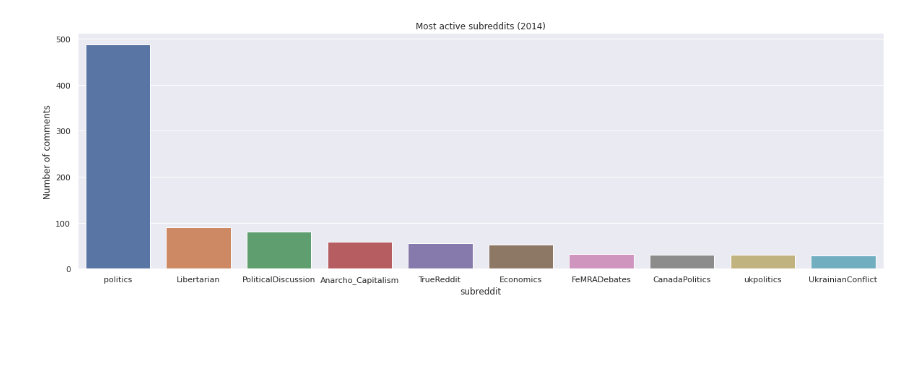
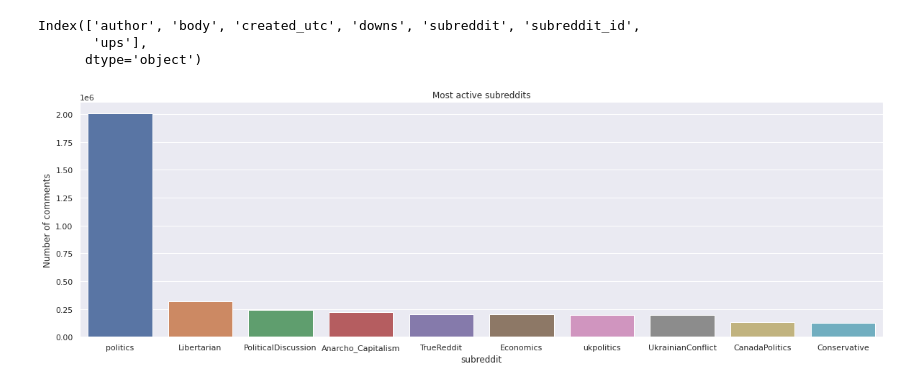
Before and after one commit to xavoliva/anlp_project, a Jupyter notebook: preprocessing.ipynb, the cells around one changed output. Drawn from its saved outputs; the diff is of its cells as text; code cells hidden in the pictures; blank space fills up the shorter version.

Commit message:
change to dask and plot daily comments

```diff
--- a/preprocessing.ipynb
+++ b/preprocessing.ipynb
@@ -13,4 +10,4 @@ from calculate_polarization import get_user_token_counts
 # %%
-reddit_2014 = load_data(DATA_PATH, year=2014, tokenize=True, frac=0.001)
+reddit_2014 = load_data(DATA_PATH, year=2014, tokenize=False)
 # %% [output]
 Loading data...
@@ -43,13 +26,10 @@ display(df)
-# %%
-sub_counts_2014 = df.groupby(by=["subreddit"]).agg(count_col=pd.NamedAgg(column="created_utc", aggfunc="count"))
-top_reddits = sub_counts_2014.nlargest(n=10, columns="count_col")
-
-sns.set(font_scale=2)
-sns.set(rc={'figure.figsize': (20, 6)})
-
-ax = sns.barplot(x=top_reddits.index, y="count_col", data=top_reddits)
-ax.set_title("Most active subreddits (2014)")
-ax.set_ylabel("Number of comments")
-plt.show()
-# %% [output]
-[figure, removed]
+# %%
+reddit_2014.columns
+# %% [output]
+Index(['author', 'body', 'created_utc', 'downs', 'subreddit', 'subreddit_id',
+       'ups'],
+      dtype='object')
+# %%
+barplot_top(reddit_2014, "subreddit", n=10)
+# %% [output]
+[figure, added]
```
Also changed, not shown: parts of 5 cells of this notebook, 3 other files.
